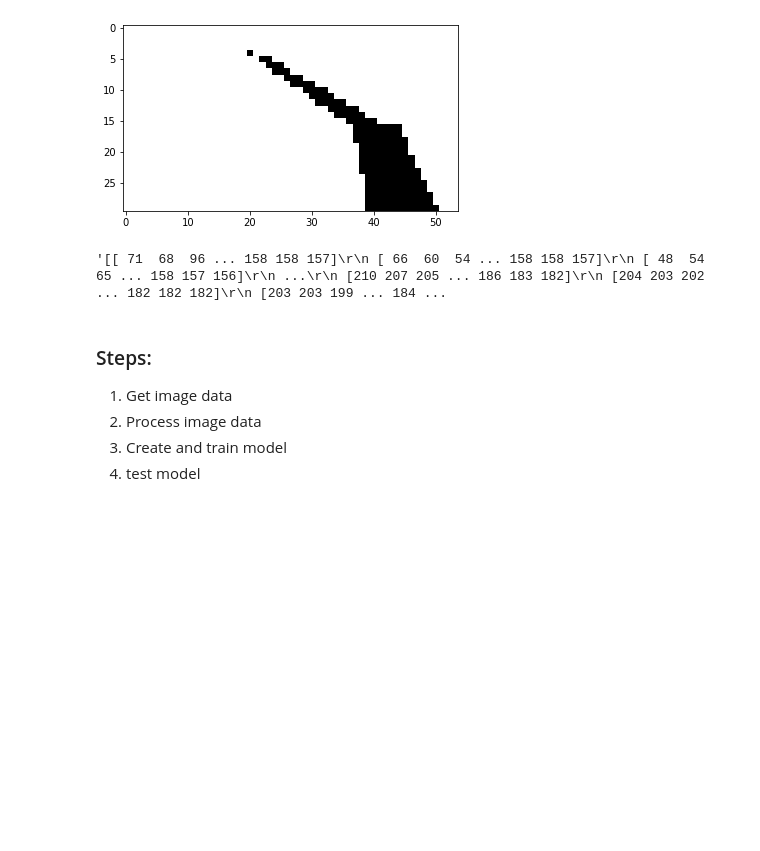
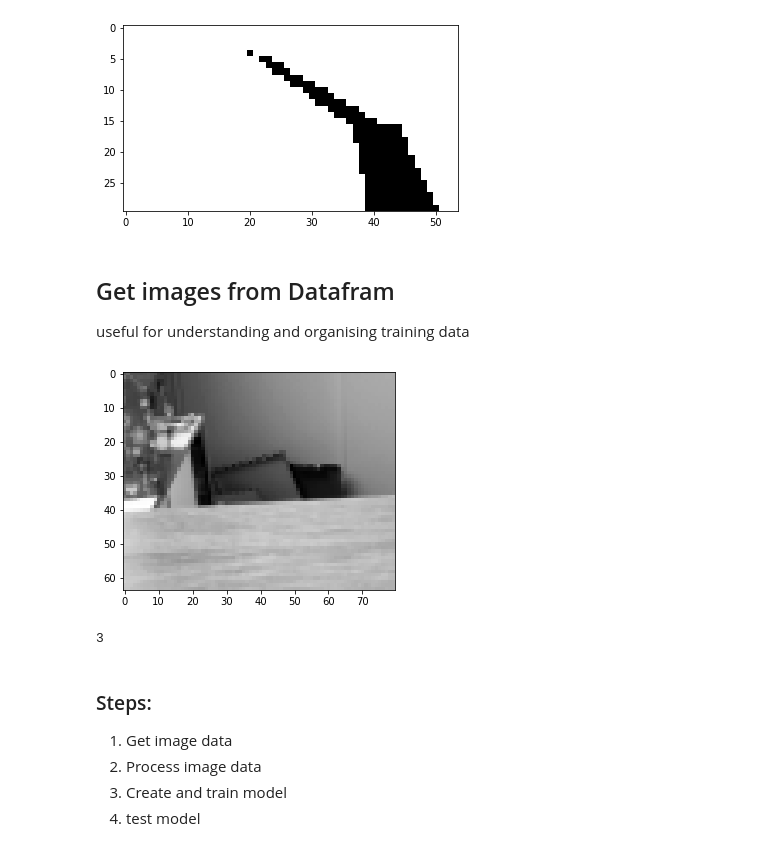
Before and after one commit to peter-seweiha/Freenove_4WD_Smart_Car, a Jupyter notebook: Code/PC/LineFollower_ComputerVision.ipynb, the cells around one changed output. Saved outputs shown, nothing was run; the diff lists cells and outputs as text; code cells hidden in the pictures; blank space fills up the shorter version.

Commit message:
working with img as json

```diff
--- a/Code/PC/LineFollower_ComputerVision.ipynb
+++ b/Code/PC/LineFollower_ComputerVision.ipynb
@@ -56,9 +58,27 @@ plt.imshow(thresholded_image, cmap='gray') # I'm afraid this thresholding techni
 # %% [output]
 <matplotlib.image.AxesImage at 0x...>
 [figure]
+# %% [markdown]
+## Get images from Datafram
+useful for understanding and organising training data
 # %%
 data = pd.read_csv('output.csv')
+# %%
+image_row = 3
 # %%
-img_as_json = data['img'][0]
+# get the image by location (as json format)
+img_as_json = data['img'][image_row]
+
+# convert the json to nested list
+img_as_list = json.loads(img_as_json)
+
+# convert the nested list to np.array
+img = np.array(img_as_list)
+
+# show the image
+plt.imshow(img, cmap='gray')
+plt.show()
+print(image_row)
 # %% [output]
+[figure, added]
-'[[ 71  68  96 ... 158 158 157]\r\n [ 66  60  54 ... 158 158 157]\r\n [ 48  54  65 ... 158 157 156]\r\n ...\r\n [210 207 205 ... 186 183 182]\r\n [204 203 202 ... 182 182 182]\r\n [203 203 199 ... 184 ...
+3
```
Also changed, not shown: parts of 3 cells of this notebook, 1 other file.
